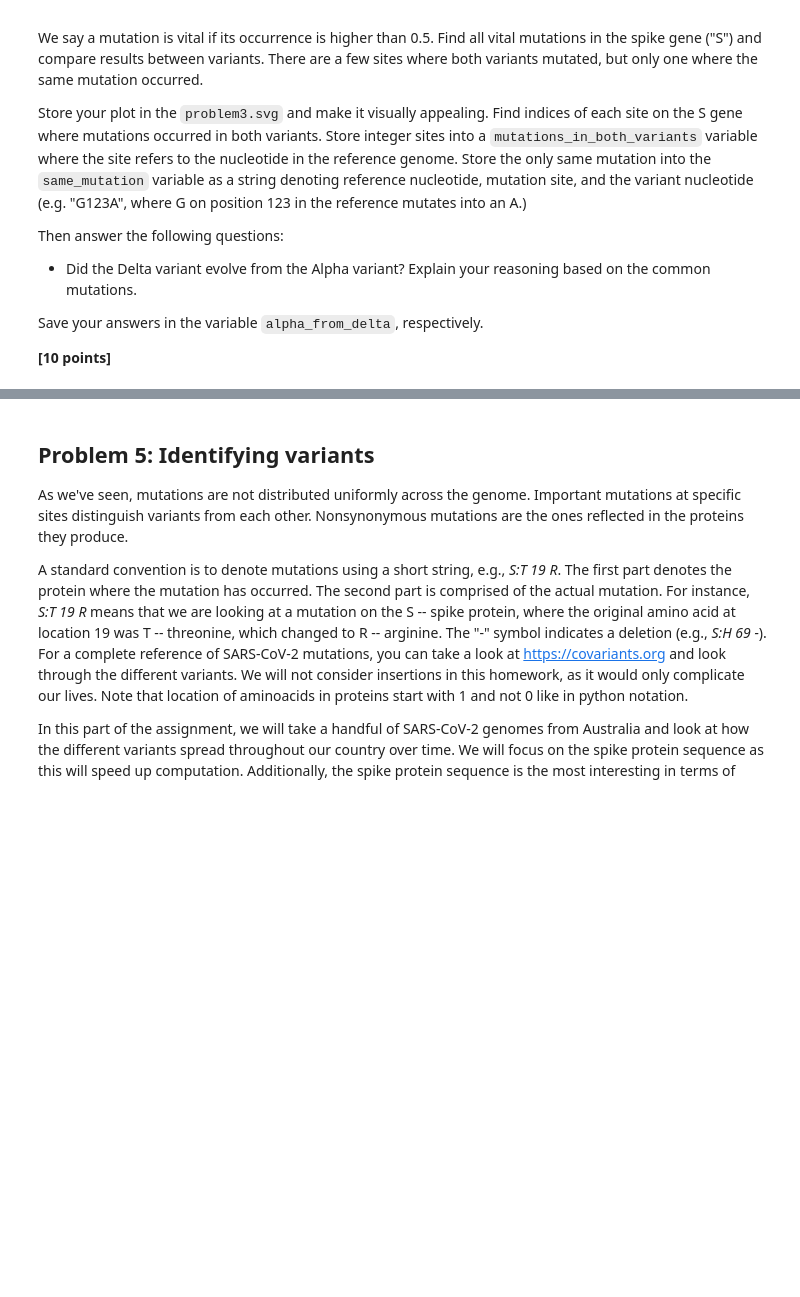
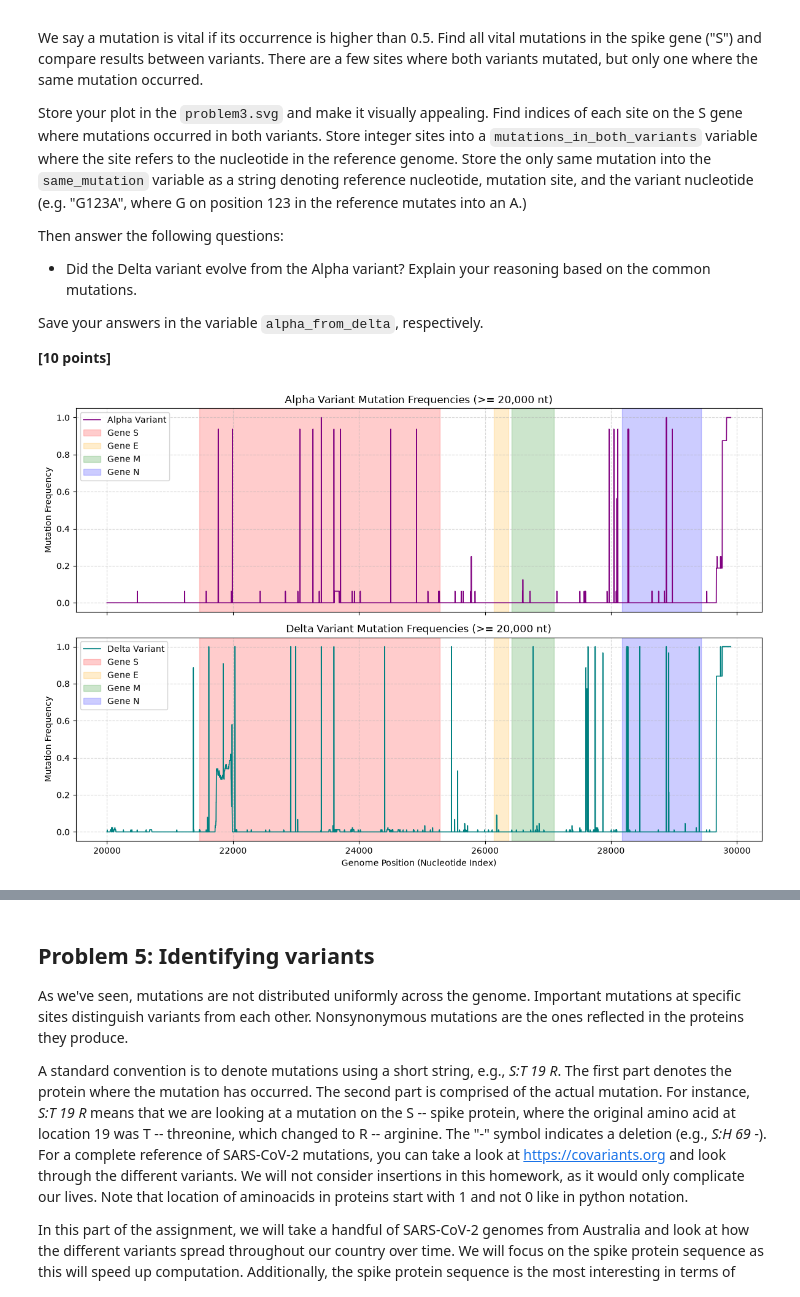
Before and after one commit to Anilaj-Dhulipalla/assign_viral_evo, a Jupyter notebook: viral_evo_workbook.ipynb, the cells around one changed output, grey strips where cells are left out. Cells and saved outputs as stored; diff of their text form; code cells hidden in the pictures; blank space fills up the shorter version.

Commit message:
Finshed problem 4 and inputted outputs

```diff
--- a/viral_evo_workbook.ipynb
+++ b/viral_evo_workbook.ipynb
@@ -364,3 +364,88 @@ delta_variants =  ["EPI_ISL_1904460", "EPI_ISL_1904466", "EPI_ISL_1904469", "EPI
                    "EPI_ISL_7748623", "EPI_ISL_7748687", "EPI_ISL_7621974", "EPI_ISL_8901160", "EPI_ISL_10116719",
                    "EPI_ISL_8901318", "EPI_ISL_8901337", "EPI_ISL_10116652", "EPI_ISL_8900986", "EPI_ISL_8901124",
                    "EPI_ISL_8901168", "EPI_ISL_8901097", "EPI_ISL_10116931"]
+# %%
+# PROBLEM 4 CELL
+
+# Parse FASTA file and load reference sequence
+records = {rec.id.split('|')[0]: str(rec.seq) for rec in SeqIO.parse("data/p1-sars-cov-2-variants.fasta", "fasta")}
+
+handle = Entrez.efetch(db="nuccore", id="NC_045512.2", rettype="fasta", retmode="text")
+ref_record = SeqIO.read(handle, "fasta")
+ref_seq = str(ref_record.seq)
+handle.close()
+
+def computate_mutation_frequencies(variants_ids, records, ref_seq):
+    seqs = [np.array(list(records[vid].upper())) for vid in variants_ids if vid in records]
+    if not seqs:
+        return np.zeros(len(ref_seq))
+    seq_matrix = np.array(seqs)
+    ref_arr = np.array(list(ref_seq.upper()))
+    # Mismatch wehere sequence differes from reference and is not a gap in refeence
+    mismatches = (seq_matrix != ref_arr) & (ref_arr != '-')
+    freqs = np.mean(mismatches, axis=0)
+    return freqs
+
+alpha_freqs = computate_mutation_frequencies(alpha_variants, records, ref_seq)
+delta_freqs = computate_mutation_frequencies(delta_variants, records, ref_seq)
+
+# Plotting mutation occurances accross genome
+start_pos = 20000
+x_vals = np.arange(start_pos, len(ref_seq))
+
+fig, (ax1, ax2) = plt.subplots(2, 1, figsize=(12,8), sharex=True)
+
+# Alpha Plot
+ax1.plot(x_vals, alpha_freqs[start_pos:], color='purple', lw=1.2, label='Alpha Variant')
+ax1.set_ylabel('Mutation Frequency')
+ax1.set_title('Alpha Variant Mutation Frequencies (>= 20,000 nt)')
+ax1.grid(True, linestyle="--", alpha=0.5)
+
+# Delta Plot
+ax2.plot(x_vals, delta_freqs[start_pos:], color='teal', lw=1.2, label='Delta Variant')
+ax2.set_xlabel('Genome Position (Nucleotide Index)')
+ax2.set_ylabel('Mutation Frequency')
+ax2.set_title('Delta Variant Mutation Frequencies (>= 20,000 nt)')
+ax2.grid(True, linestyle='--', alpha=0.5)
+
+# Mark gene location on both axes
+gene_colors = {'S': 'red', 'E': 'orange', 'M': 'green', 'N': 'blue'}
+for gene, (g_start, g_end) in gene_locations.items():
+    if g_end > start_pos:
+        vis_start = max(g_start, start_pos)
+        ax1.axvspan(vis_start, g_end, color=gene_colors[gene], alpha=0.2, label=f'Gene {gene}')
+        ax2.axvspan(vis_start, g_end, color=gene_colors[gene], alpha=0.2, label=f'Gene {gene}')
+
+ax1.legend(loc='upper left', framealpha=0.9)
+ax2.legend(loc='upper left', framealpha=0.9)
+
+plt.tight_layout()
+plt.savefig('problem3.svg', format='svg', bbox_inches='tight')
+plt.show()
+
+# Find vital mutations in Spike Gene ("S") (frequency > 0.5)
+s_start, s_end = gene_locations['S']
+alpha_vital = set(np.where(alpha_freqs[s_start:s_end] > 0.5)[0] + s_start)
+delta_vital = set(np.where(delta_freqs[s_start:s_end] > 0.5)[0] + s_start)
+
+mutations_in_both_variants = sorted(list(alpha_vital.intersection(delta_vital)))
+
+# Find the exact same mutation (same reference nucleotide and variant nucleotide)
+same_mutation = None
+for site in mutations_in_both_variants:
+    ref_nt = ref_seq[site].upper()
+    # check dominant variant nucleotide for alpha and delta at this site
+    alpha_nt_counts = pd.Series([records[vid][site].upper() for vid in alpha_variants if vid in records]).mode()
+    delta_nt_counts = pd.Series([records[vid][site].upper() for vid in delta_variants if vid in records]).mode()
+
+    if not alpha_nt_counts.empty and not delta_nt_counts.empty:
+        a_nt = alpha_nt_counts.iloc[0]
+        d_nt = delta_nt_counts.iloc[0]
+        if a_nt == d_nt and a_nt != ref_nt:
+            same_mutation = f"{ref_nt}{site + 1}{a_nt}"
+            break
+
+print(f"mutations_in_both_variants = {mutations_in_both_variants}")
+print(f"same_mutation = {same_mutation}")
+# %% [output]
+[figure, added]
```
Also changed, not shown: parts of 2 cells of this notebook, 2 other files.
